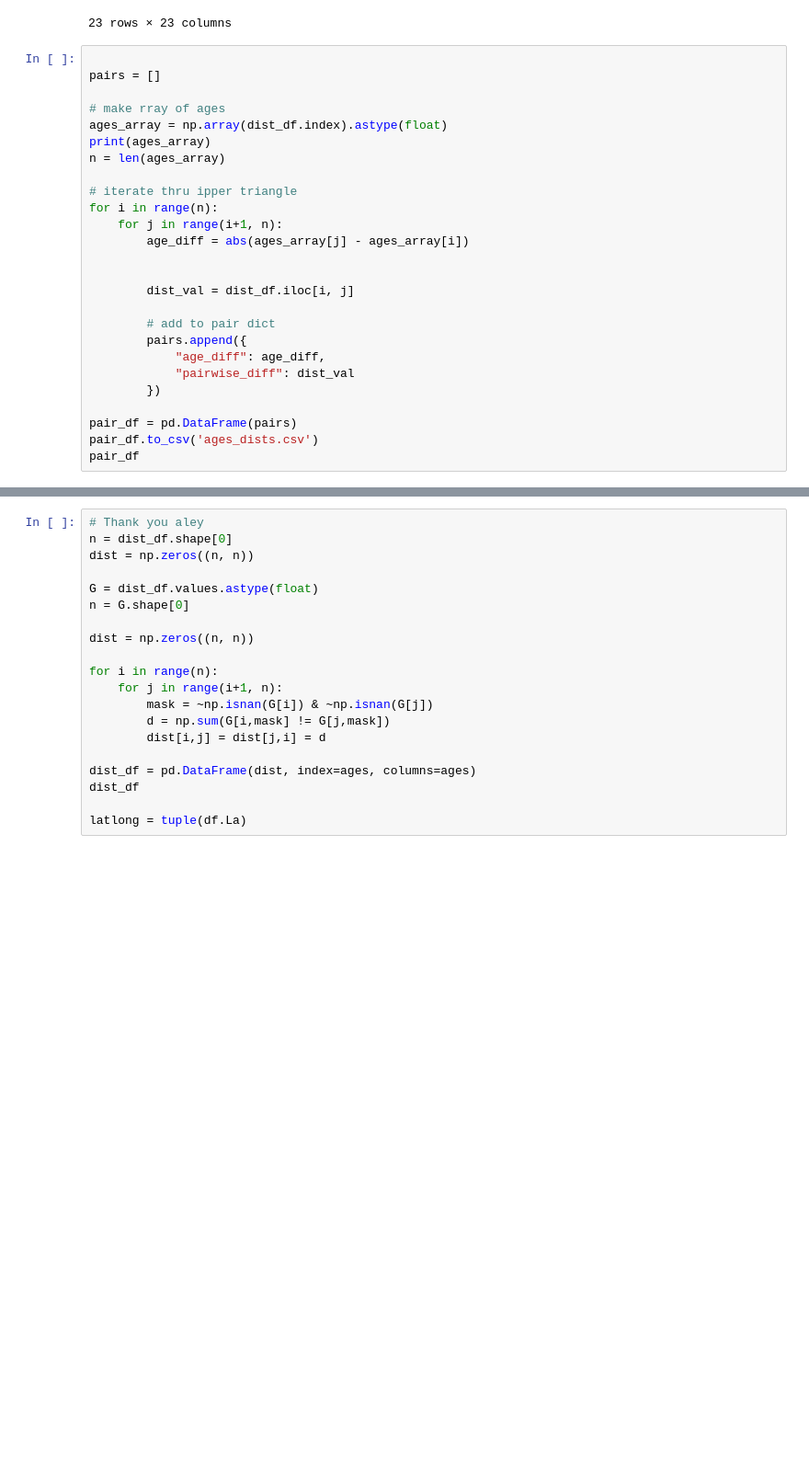
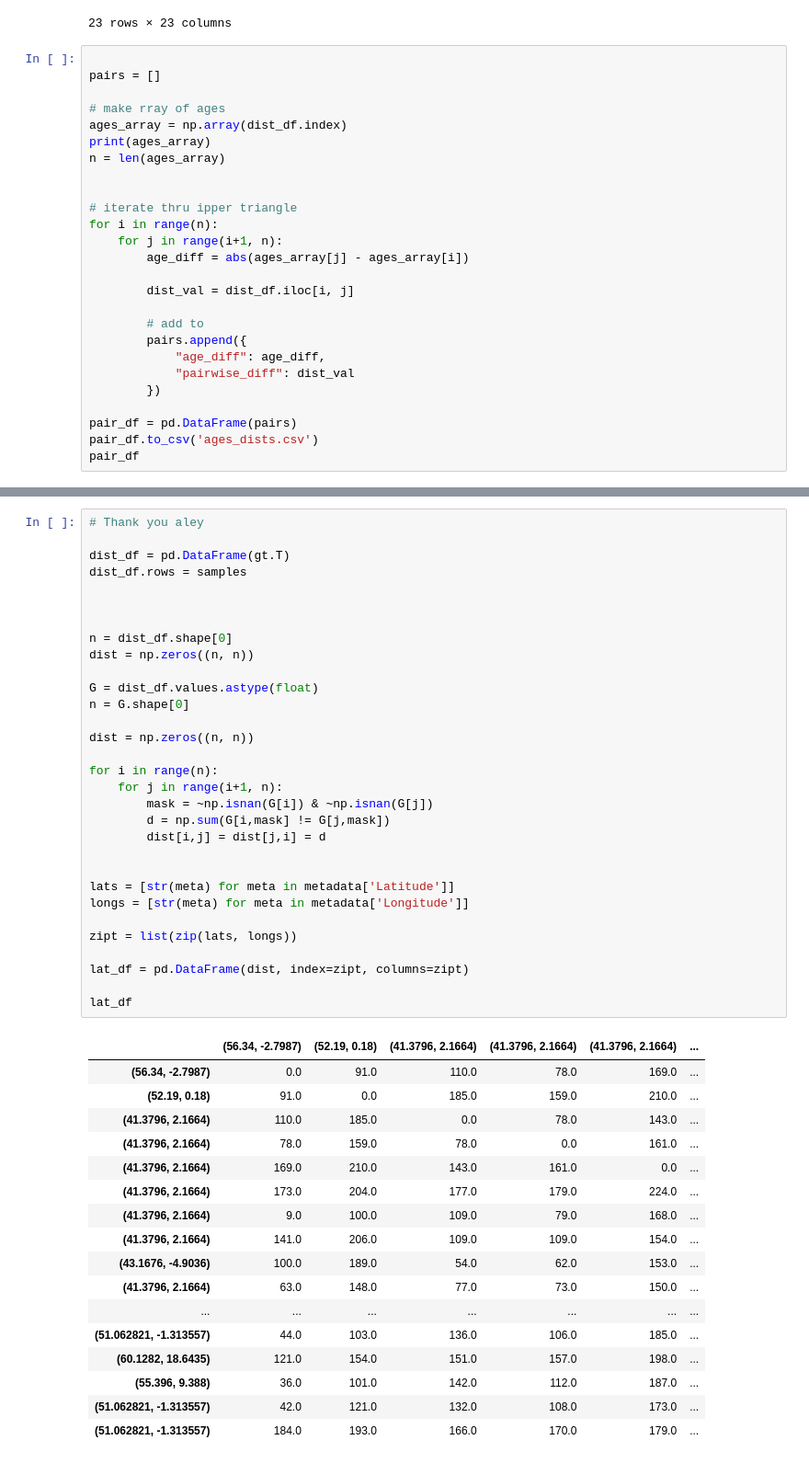
Before and after one commit to skylarwalters/biol1430_leprosy_analysis, a Jupyter notebook: pairwise.ipynb, the cells around one changed output, grey strips where cells are left out. Shown at 92% size. Cells and saved outputs as stored; diff of their text form; blank space fills up the shorter version.

```diff
--- a/pairwise.ipynb
+++ b/pairwise.ipynb
@@ -87,19 +108,19 @@ dist_df
 pairs = []
 
 # make rray of ages
-ages_array = np.array(dist_df.index).astype(float)
+ages_array = np.array(dist_df.index)
 print(ages_array)
 n = len(ages_array)
+
 
 # iterate thru ipper triangle
 for i in range(n):
     for j in range(i+1, n):
         age_diff = abs(ages_array[j] - ages_array[i])
 
-
         dist_val = dist_df.iloc[i, j]
 
-        # add to pair dict
+        # add to
         pairs.append({
             "age_diff": age_diff,
             "pairwise_diff": dist_val
@@ -126,21 +147,50 @@ pair_df
 253 rows × 2 columns
 # %%
 # Thank you aley
+
+dist_df = pd.DataFrame(gt.T)
+dist_df.rows = samples
+
+
+
 n = dist_df.shape[0]
 dist = np.zeros((n, n))
 
 G = dist_df.values.astype(float)
 n = G.shape[0]
 
 dist = np.zeros((n, n))
 
 for i in range(n):
     for j in range(i+1, n):
         mask = ~np.isnan(G[i]) & ~np.isnan(G[j])
         d = np.sum(G[i,mask] != G[j,mask])
         dist[i,j] = dist[j,i] = d
 
-dist_df = pd.DataFrame(dist, index=ages, columns=ages)
-dist_df
 
-latlong = tuple(df.La)
+lats = [str(meta) for meta in metadata['Latitude']]
+longs = [str(meta) for meta in metadata['Longitude']]
+
+zipt = list(zip(lats, longs))
+
+lat_df = pd.DataFrame(dist, index=zipt, columns=zipt)
+
+lat_df
+# %% [output]
+|  | (56.34, -2.7987) | (52.19, 0.18) | (41.3796, 2.1664) | (41.3796, 2.1664) | (41.3796, 2.1664) | ... |
+| (56.34, -2.7987) | 0.0 | 91.0 | 110.0 | 78.0 | 169.0 | ... |
+| (52.19, 0.18) | 91.0 | 0.0 | 185.0 | 159.0 | 210.0 | ... |
+| (41.3796, 2.1664) | 110.0 | 185.0 | 0.0 | 78.0 | 143.0 | ... |
+| (41.3796, 2.1664) | 78.0 | 159.0 | 78.0 | 0.0 | 161.0 | ... |
+| (41.3796, 2.1664) | 169.0 | 210.0 | 143.0 | 161.0 | 0.0 | ... |
+| (41.3796, 2.1664) | 173.0 | 204.0 | 177.0 | 179.0 | 224.0 | ... |
+| (41.3796, 2.1664) | 9.0 | 100.0 | 109.0 | 79.0 | 168.0 | ... |
+| (41.3796, 2.1664) | 141.0 | 206.0 | 109.0 | 109.0 | 154.0 | ... |
+| (43.1676, -4.9036) | 100.0 | 189.0 | 54.0 | 62.0 | 153.0 | ... |
+| (41.3796, 2.1664) | 63.0 | 148.0 | 77.0 | 73.0 | 150.0 | ... |
+| ... | ... | ... | ... | ... | ... | ... |
+| (51.062821, -1.313557) | 44.0 | 103.0 | 136.0 | 106.0 | 185.0 | ... |
+| (60.1282, 18.6435) | 121.0 | 154.0 | 151.0 | 157.0 | 198.0 | ... |
+| (55.396, 9.388) | 36.0 | 101.0 | 142.0 | 112.0 | 187.0 | ... |
+| (51.062821, -1.313557) | 42.0 | 121.0 | 132.0 | 108.0 | 173.0 | ... |
+| (51.062821, -1.313557) | 184.0 | 193.0 | 166.0 | 170.0 | 179.0 | ... |
```
Also changed, not shown: parts of 4 cells of this notebook.
